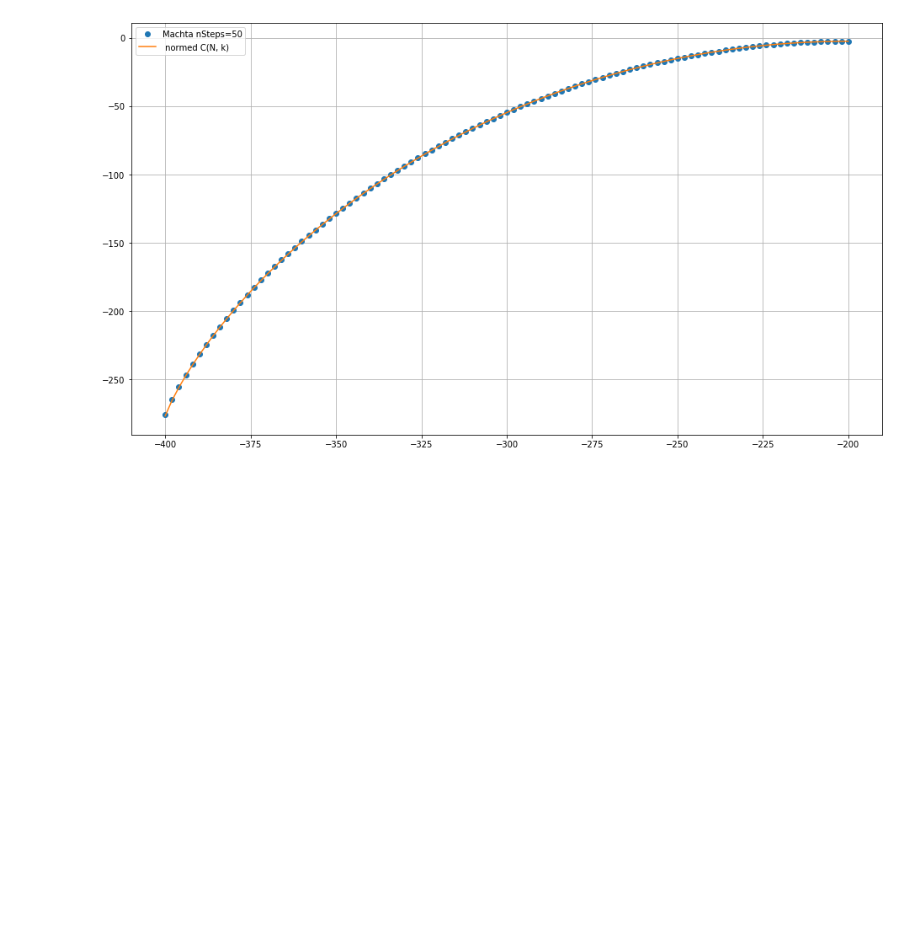
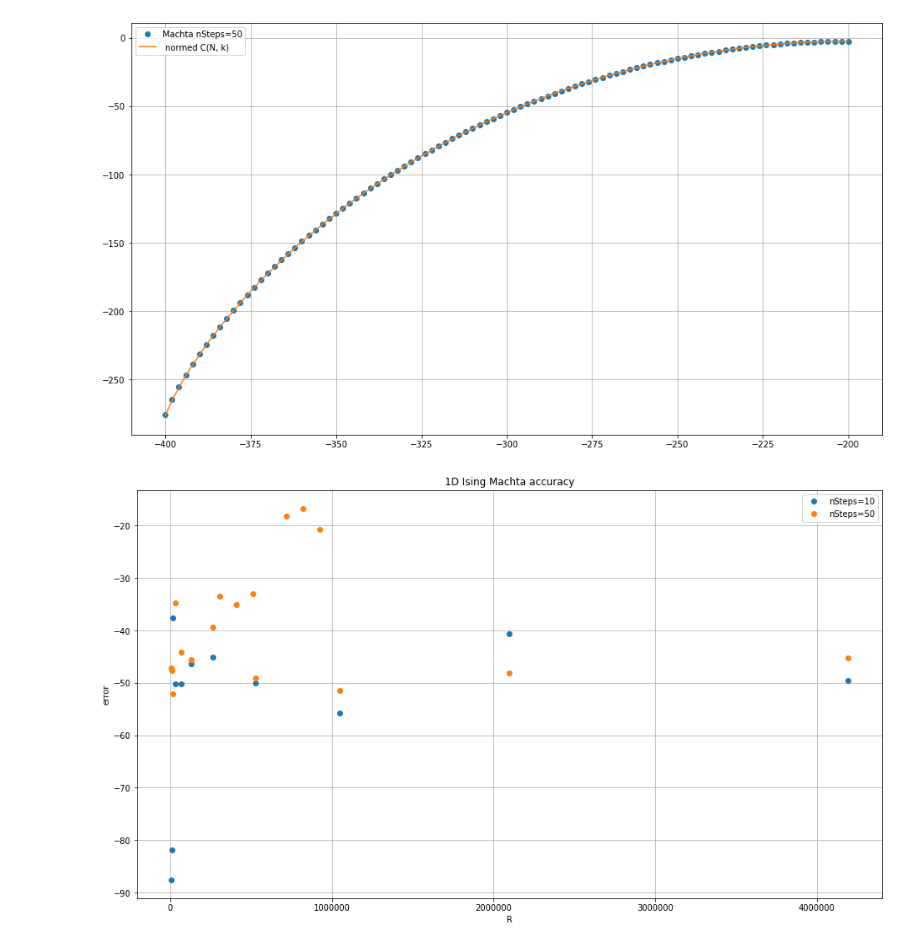
Before and after one commit to MarvelousLim/Potts20Simulation, a Jupyter notebook: Potts20Simulation/IsingEntropyAccurasy.ipynb, the cells around one changed output. Saved outputs shown, nothing was run; the diff lists cells and outputs as text; code cells hidden in the pictures; blank space fills up the shorter version.

```diff
--- a/Potts20Simulation/IsingEntropyAccurasy.ipynb
+++ b/Potts20Simulation/IsingEntropyAccurasy.ipynb
@@ -159,3 +185,17 @@ plt.show()
 #acc_score
 # %% [output]
 [figure]
+# %%
+plt.figure(figsize=(16, 9))
+for z in [10, 50]:
+    plt.plot([R for R, seed, nSteps in acc_score if nSteps == z and seed == 1], [acc_score[(R, seed, nSteps)] for R, seed, nSteps in acc_score
+        if nSteps == z and seed == 1], 'o', label="nSteps={}".format(z))
+
+plt.title("1D Ising Machta accuracy")
+plt.legend()
+plt.ylabel("error")
+plt.xlabel("R")
+plt.grid()
+plt.show()
+# %% [output]
+[figure, added]
```
Also changed, not shown: parts of 6 cells of this notebook, 7 other files.
